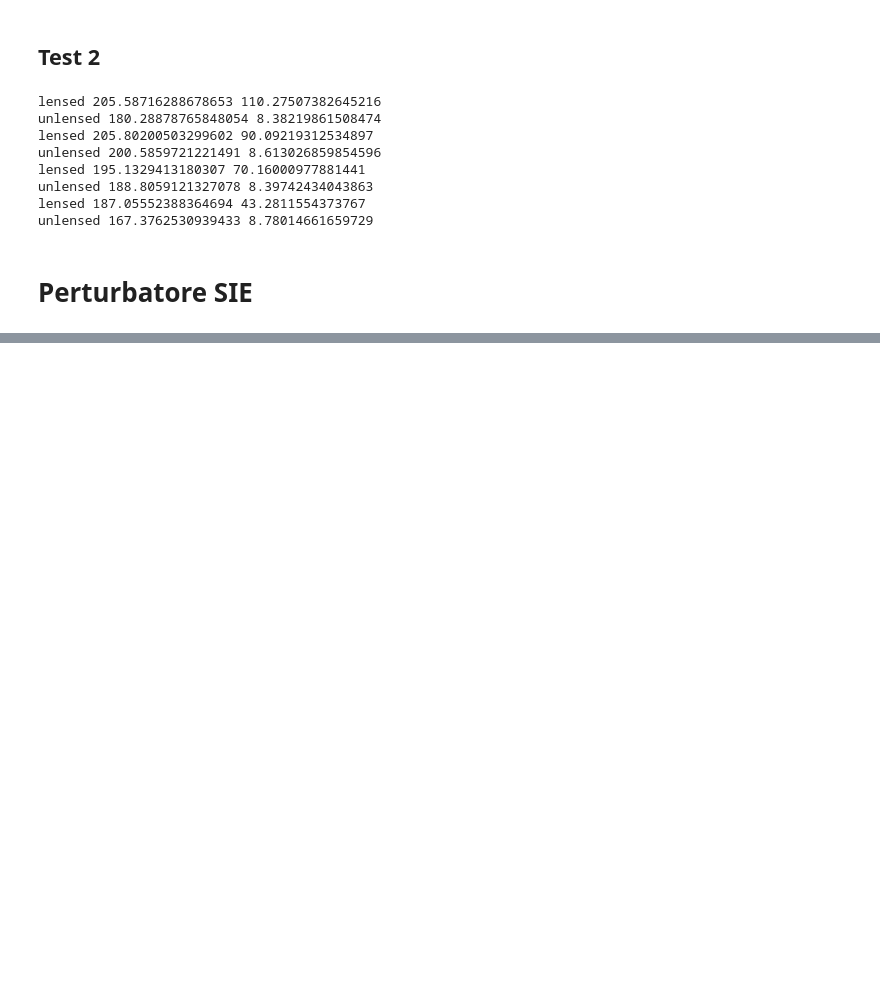
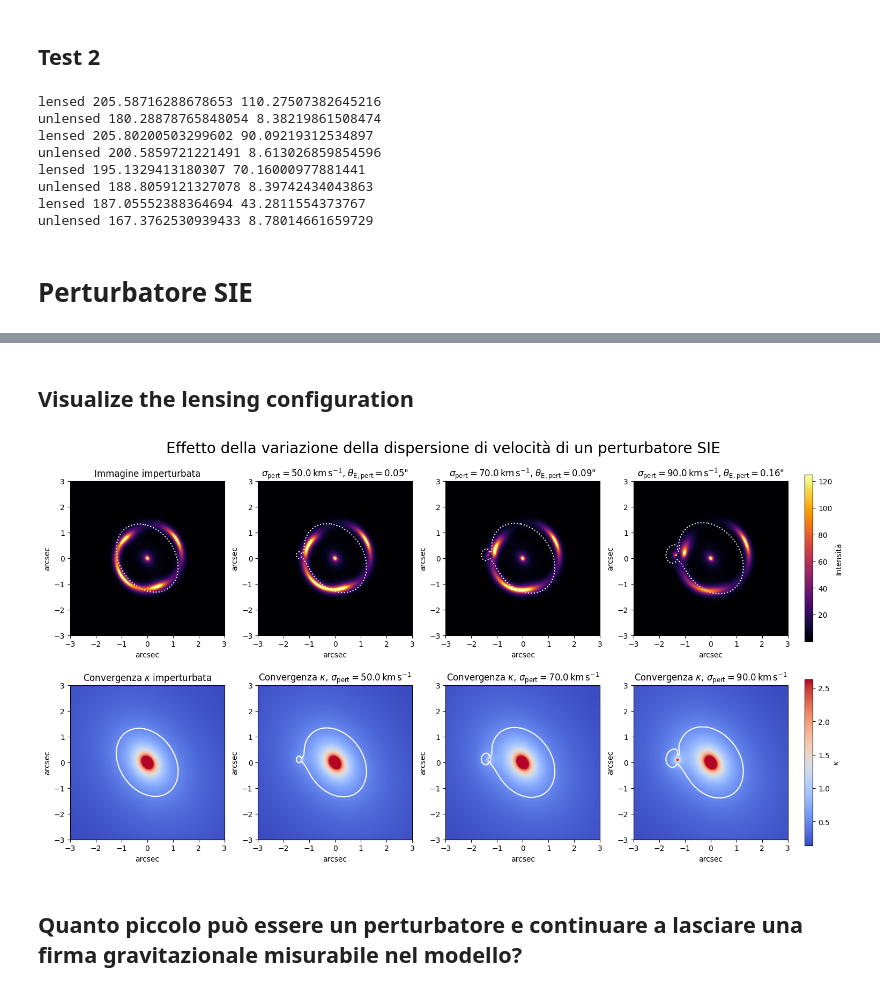
Before and after one commit to Nsab04/bachelor-thesis, a Jupyter notebook: lensing_simulation.ipynb, the cells around one changed output, grey strips where cells are left out. Saved outputs shown, nothing was run; the diff lists cells and outputs as text; code cells hidden in the pictures; blank space fills up the shorter version.

```diff
--- a/lensing_simulation.ipynb
+++ b/lensing_simulation.ipynb
@@ -420,0 +567,80 @@ unlensed 167.3762530939433 8.78014661659729
+# %% [markdown]
+## Visualize the lensing configuration
+# %%
+fig3, ax3 = plt.subplots(2, 4, figsize=(15, 8), constrained_layout=True)
+fig3.suptitle("Effetto della variazione della dispersione di velocità di un perturbatore SIE", fontsize=20)
+
+vmax_image3 = max(
+np.percentile(img[np.isfinite(img)], 99.5)
+for img in composite_total_images_all
+)
+
+vmax_kappa3 = max(
+np.percentile(k[np.isfinite(k)], 99.5)
+for k in composite_kappa_maps_all
+)
+
+for i, sigma0_pert in enumerate(sigma0_values_pert):
+
+    ax3[0,0].imshow(total_image3, origin="lower", extent=extent, cmap="inferno", vmax=vmax_image3)
+    ax3[0,0].set_xlabel("arcsec")
+    ax3[0,0].set_ylabel("arcsec")
+
+    im0 = ax3[0,i+1].imshow(composite_total_images_all[i], origin="lower", extent=extent, cmap="inferno", vmax=vmax_image3)
+    ax3[0,i+1].set_xlabel("arcsec")
+    ax3[0,i+1].set_ylabel("arcsec")
+
+    ax3[1,0].imshow(lens3.ka, origin="lower", extent=extent, cmap="coolwarm", vmax=vmax_kappa3)
+    ax3[1,0].set_xlabel("arcsec")
+    ax3[1,0].set_ylabel("arcsec")
+
+    im1 = ax3[1,i+1].imshow(composite_kappa_maps_all[i], origin="lower", extent=extent, cmap="coolwarm", vmax=vmax_kappa3)
+    ax3[1,i+1].set_xlabel("arcsec")
+    ax3[1,i+1].set_ylabel("arcsec")
+
+    ax3[0,0].set_title("Immagine imperturbata")
+    ax3[1,0].set_title('Convergenza $\kappa$ imperturbata')
+    ax3[0,i+1].set_title(
+    rf'$\sigma_\mathrm{{pert}}={sigma0_pert}\,\mathrm{{km\,s^{{-1}}}}$, '
+    rf'$\theta_\mathrm{{E, pert}}={second_lens_all[i].bsie():.2f}$"')
+    ax3[1,i+1].set_title(
+    rf'Convergenza $\kappa$, $\sigma_\mathrm{{pert}}={sigma0_pert}\,\mathrm{{km\,s^{{-1}}}}$')
+
+    # ax3[0,3].plot(
+    #     pert_pos[0],
+    #     pert_pos[1],
+    #     marker='+',
+    #     color='white',
+    #     markersize=6)
+
+for i in range(len(sigma0_values_pert)):
+    for xcrit, ycrit in composite_critical_lines[i]:
+        ax3[0,i+1].plot(xcrit, ycrit, color="white", linestyle="dotted")
+        ax3[1,i+1].plot(xcrit, ycrit, color="white")
+
+for xcritu, ycritu in critical_lines3:
+    ax3[0,0].plot(xcritu, ycritu, color="white", linestyle="dotted")
+    ax3[1,0].plot(xcritu, ycritu, color="white")
+
+for ax in ax3.flat:
+    ax.set_aspect("equal")
+
+cbar0 = fig3.colorbar(
+    im0,
+    ax=ax3[0, :],
+    shrink=0.85,
+    pad=0.02
+)
+cbar0.set_label("Intensità")
+
+cbar1 = fig3.colorbar(
+    im1,
+    ax=ax3[1, :],
+    shrink=0.85,
+    pad=0.02
+)
+cbar1.set_label(r"$\kappa$")
+# %% [output]
+[figure, added]
+# %% [markdown]
+## Quanto piccolo può essere un perturbatore e continuare a lasciare una firma gravitazionale misurabile nel modello?
```
Also changed, not shown: parts of 16 cells of this notebook, 3 other files.
